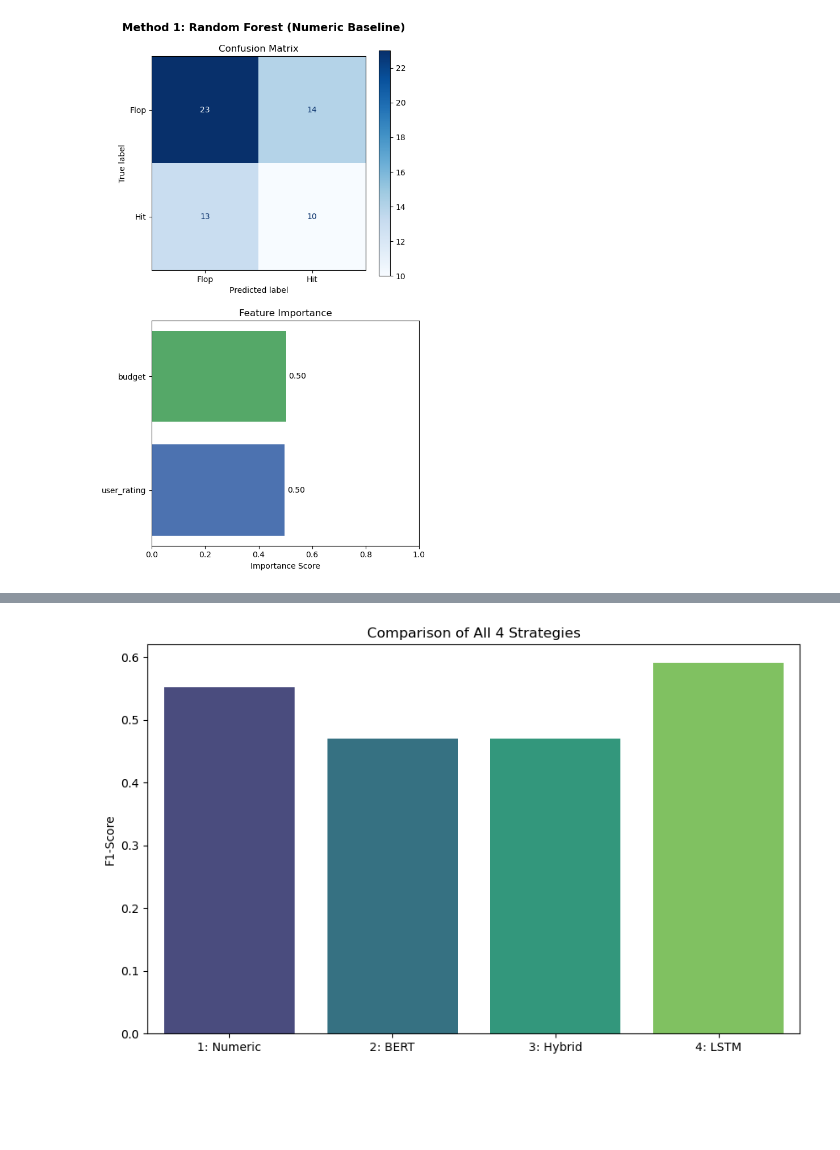
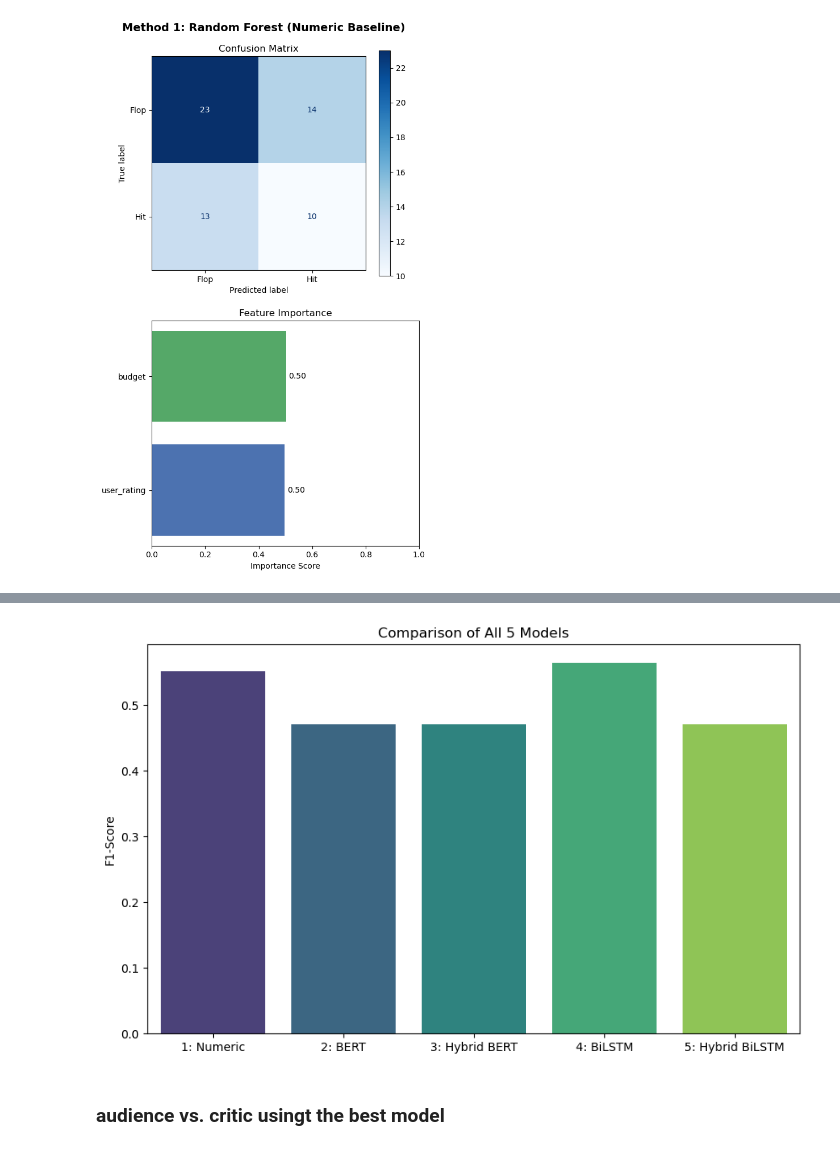
Before and after one commit to diane-zhou/psych186b-project, a Jupyter notebook: all_model_code.ipynb, the cells around one changed output, grey strips where cells are left out. Saved outputs shown, nothing was run; the diff lists cells and outputs as text; code cells hidden in the pictures; blank space fills up the shorter version.

```diff
--- a/all_model_code.ipynb
+++ b/all_model_code.ipynb
@@ -906,15 +772,0 @@ Note: you may need to restart the kernel to use updated packages.
-# %%
-from torchview import draw_graph
-import torch
-
-# Assuming Strategy3HybridModel is your class name
-model = model_hybrid(num_numeric_inputs=3)
-
-# Generate the diagram
-model_graph = draw_graph(model, input_data=[
-    torch.randint(0, 100, (1, 128)), # input_ids
-    torch.ones((1, 128)),            # mask
-    torch.randn((1, 3))              # numeric_features
-], expand_nested=True)
-
-model_graph.visual_graph.render("hybrid_model_arch", format="png")
@@ -1075,12 +1082,14 @@ plot_economic_matrix(test_df['label'], m4_preds, "Strategy 4: LSTM Model")
 # %%
-# Final Comparison Chart
+# model comparison chart
 plt.figure(figsize=(10, 6))
-methods = ['1: Numeric', '2: BERT', '3: Hybrid', '4: LSTM']
-scores = [m1_f1, m2_f1, m3_f1, m4_f1]
+methods = ['1: Numeric', '2: BERT', '3: Hybrid BERT', '4: BiLSTM', '5: Hybrid BiLSTM']
+scores = [m1_f1, m2_f1, m3_f1, m4_f1, m5_f1]
 sns.barplot(x=methods, y=scores, palette="viridis")
-plt.title("Comparison of All 4 Strategies")
+plt.title("Comparison of All 5 Models")
 plt.ylabel("F1-Score")
 plt.show()
 # %% [output]
-[figure, old version]
+[figure, new version]
+# %% [markdown]
+### audience vs. critic usingt the best model
 # %%
```
Also changed, not shown: parts of 24 cells of this notebook.
